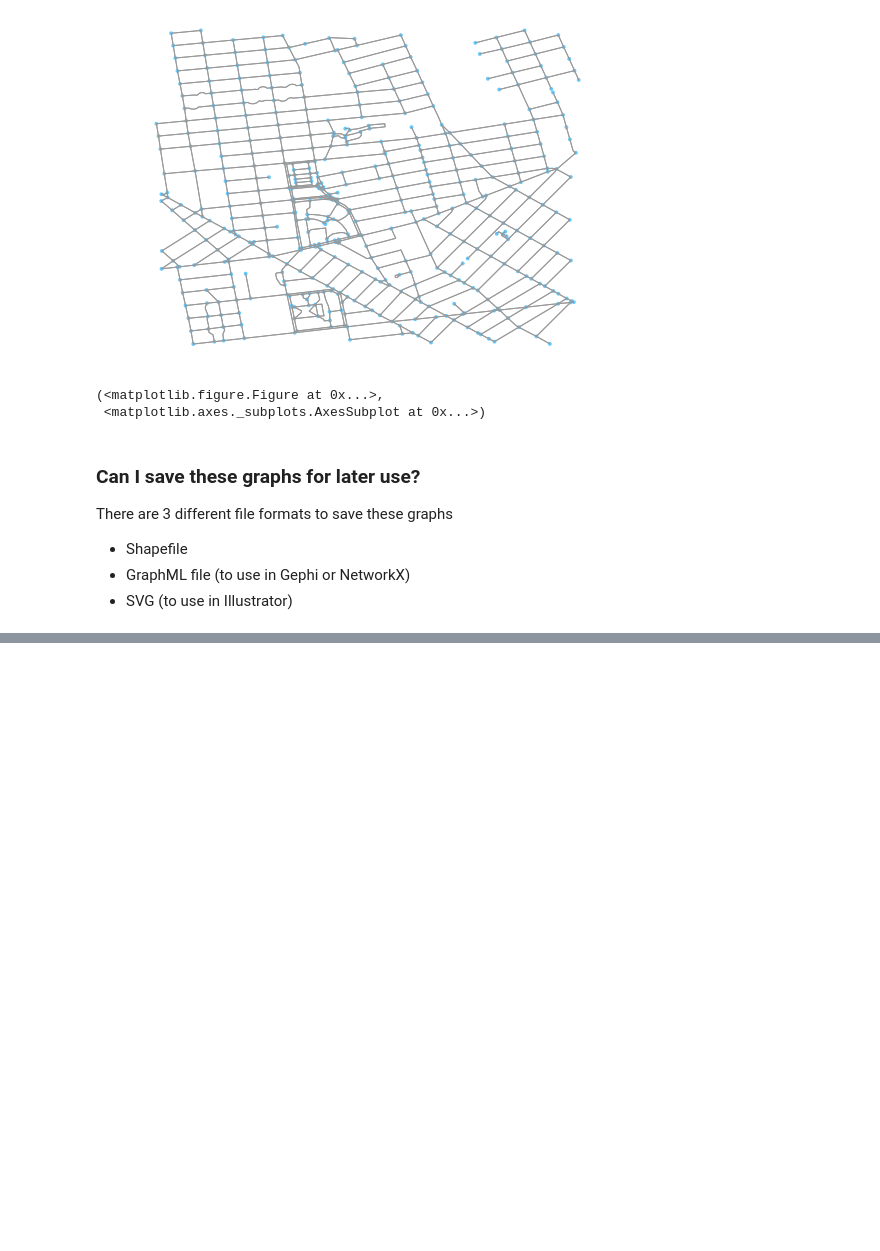
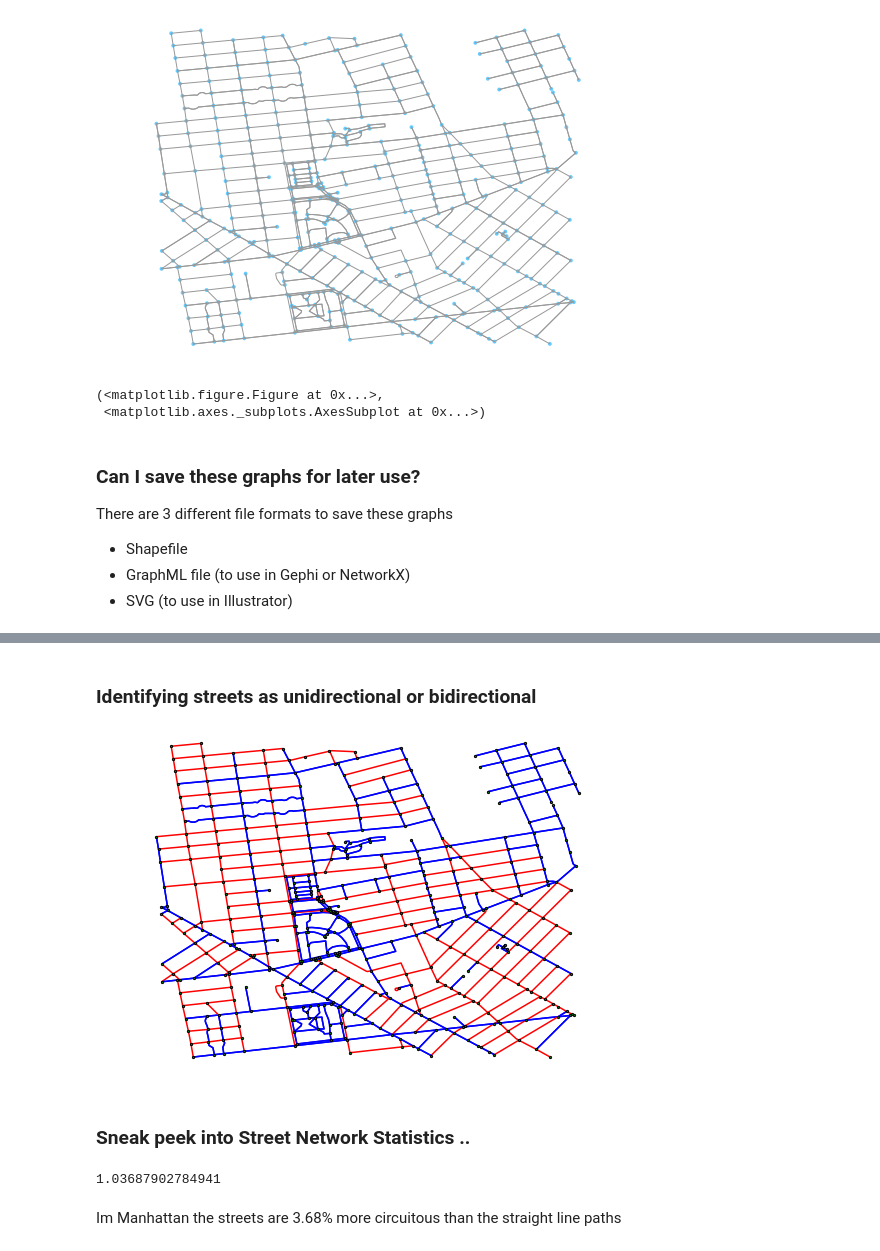
Before and after one commit to ManushiM/CartoCamp_Workshops, a Jupyter notebook: CartoCamp_OSMnx.ipynb, the cells around one changed output, grey strips where cells are left out. Cells and saved outputs as stored; diff of their text form; code cells hidden in the pictures; blank space fills up the shorter version.

```diff
--- a/CartoCamp_OSMnx.ipynb
+++ b/CartoCamp_OSMnx.ipynb
@@ -91,0 +116,17 @@ There are 3 different file formats to save these graphs
+# %% [markdown]
+### Identifying streets as unidirectional or bidirectional
+# %%
+color = ['r' if data['oneway'] else 'b' for u, v, key, data in G3.edges(keys=True, data=True)]
+fig, ax = ox.plot_graph(G3, node_color='g', node_edgecolor='k', node_size=5, node_zorder=3,
+                           edge_color=color, edge_linewidth=1.5)
+# %% [output]
+[figure, added]
+# %% [markdown]
+### Sneak peek into Street Network Statistics ..
+# %%
+stats = ox.basic_stats(G1)
+stats['circuity_avg']
+# %% [output]
+1.03687902784941
+# %% [markdown]
+Im Manhattan the streets are 3.68% more circuitous than the straight line paths
```
Also changed, not shown: parts of 33 cells of this notebook.
